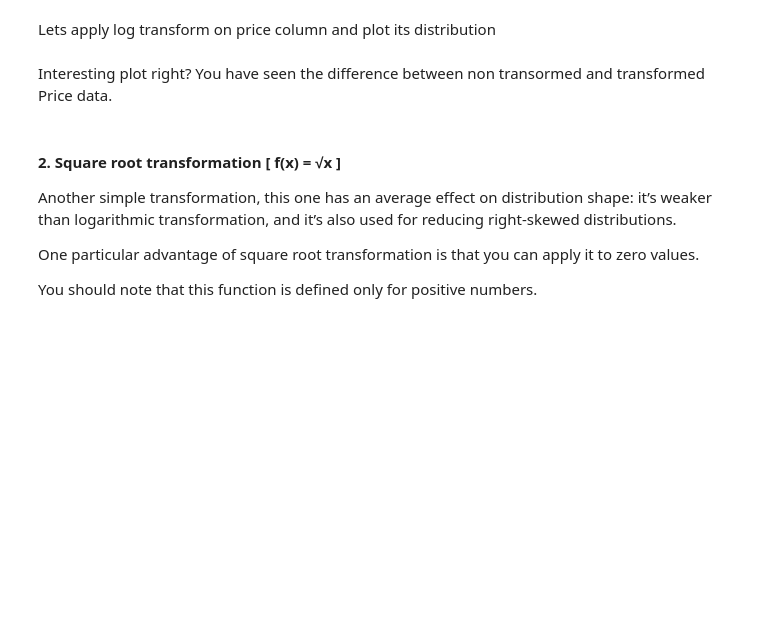
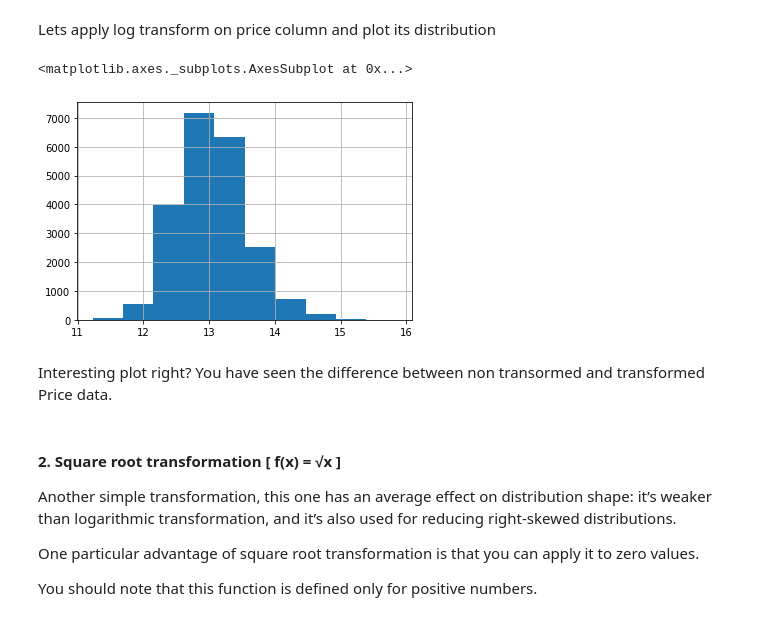
Before and after one commit to sureshmecad/CloudyML-AI-FOR-ALL, a Jupyter notebook: 9_Feature_Engineering_CloudyML.ipynb, the cells around one changed output. Saved outputs shown, nothing was run; the diff lists cells and outputs as text; code cells hidden in the pictures; blank space fills up the shorter version.

```diff
--- a/9_Feature_Engineering_CloudyML.ipynb
+++ b/9_Feature_Engineering_CloudyML.ipynb
@@ -588,3 +639,10 @@ Lets apply log transform on price column and plot its distribution
+# %%
+#log transfrom
+price_log = np.log(new_data['price']+1)
+price_log.hist()
+# %% [output]
+<matplotlib.axes._subplots.AxesSubplot at 0x...>
+[figure, added]
 # %% [markdown]
 Interesting plot right? You have seen the difference between non transormed and transformed Price data.
 # %% [markdown]
```
Also changed, not shown: parts of 27 cells of this notebook.
